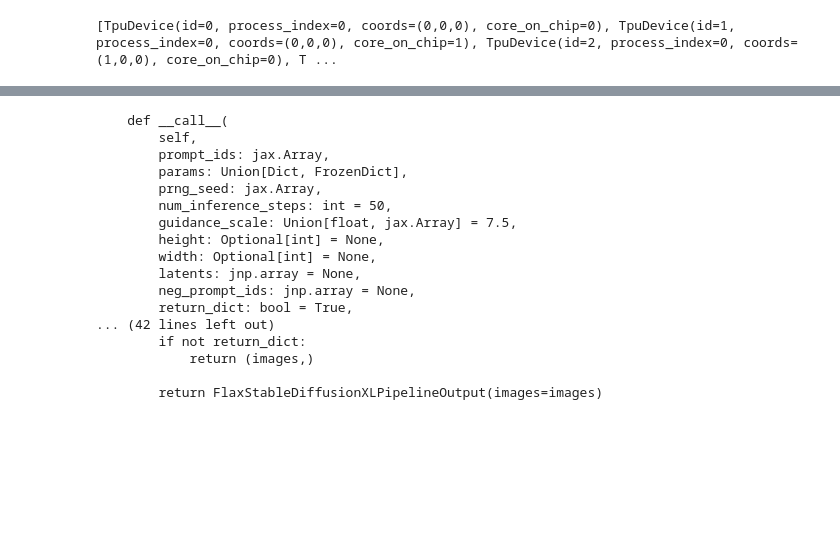
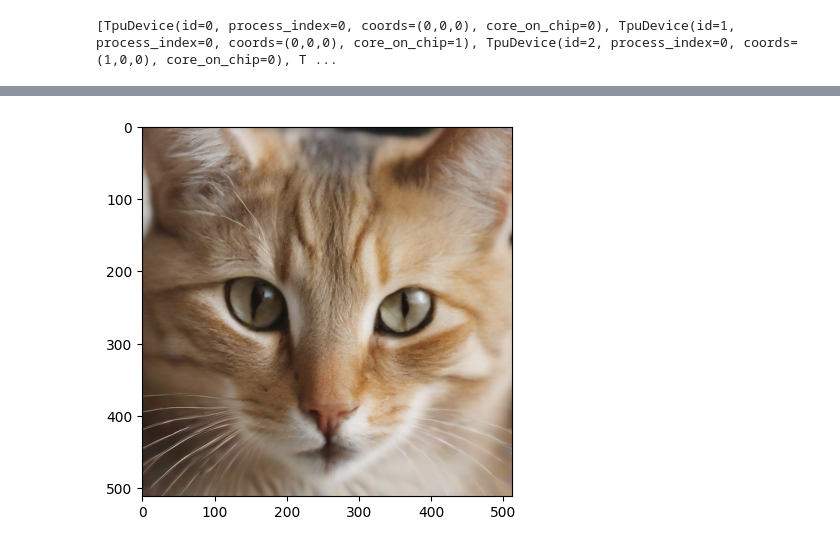
Before and after one commit to neverix/misgen, a Jupyter notebook: experiment_turbo.ipynb, the cells around one changed output, grey strips where cells are left out. Drawn from its saved outputs; the diff is of its cells as text; code cells hidden in the pictures; blank space fills up the shorter version.

```diff
--- a/experiment_turbo.ipynb
+++ b/experiment_turbo.ipynb
@@ -153,21 +152,15 @@ plt.show()
-# %%
-from inspect import getsource
-print(getsource(pipe.__call__))
-# %% [output]
-    def __call__(
-        self,
-        prompt_ids: jax.Array,
-        params: Union[Dict, FrozenDict],
-        prng_seed: jax.Array,
-        num_inference_steps: int = 50,
-        guidance_scale: Union[float, jax.Array] = 7.5,
-        height: Optional[int] = None,
-        width: Optional[int] = None,
-        latents: jnp.array = None,
-        neg_prompt_ids: jnp.array = None,
-        return_dict: bool = True,
-... (42 lines left out)
-        if not return_dict:
-            return (images,)
-
-        return FlaxStableDiffusionXLPipelineOutput(images=images)
+# %%
+p_vae_state = replicate(vae_state)
+# %%
+from flax import linen as nn
+
+def decode(self, *args, **kwargs):
+    return self.decode(*args, **kwargs)
+
+decoded = jax.pmap(nn.apply(decode, pipe.vae))(
+    {"params": p_vae_state}, denoised * scheduler_state.init_noise_sigma / pipe.vae.scaling_factor).sample
+# %%
+plt.imshow(decoded[0, 0].transpose(1, 2, 0) / 2 + 0.5)
+plt.show()
+# %% [output]
+[figure, added]
```
Also changed, not shown: parts of 2 cells of this notebook.
